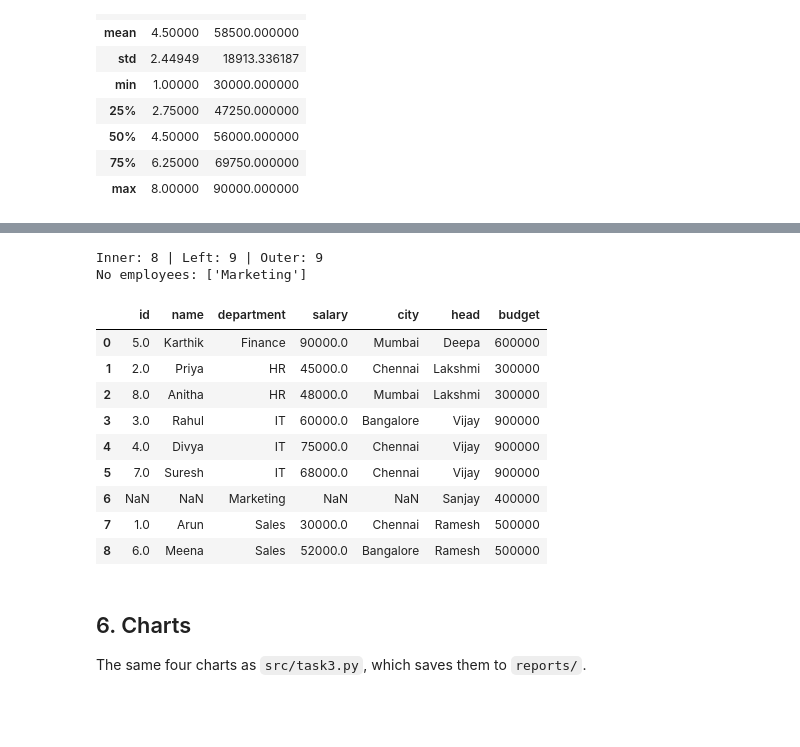
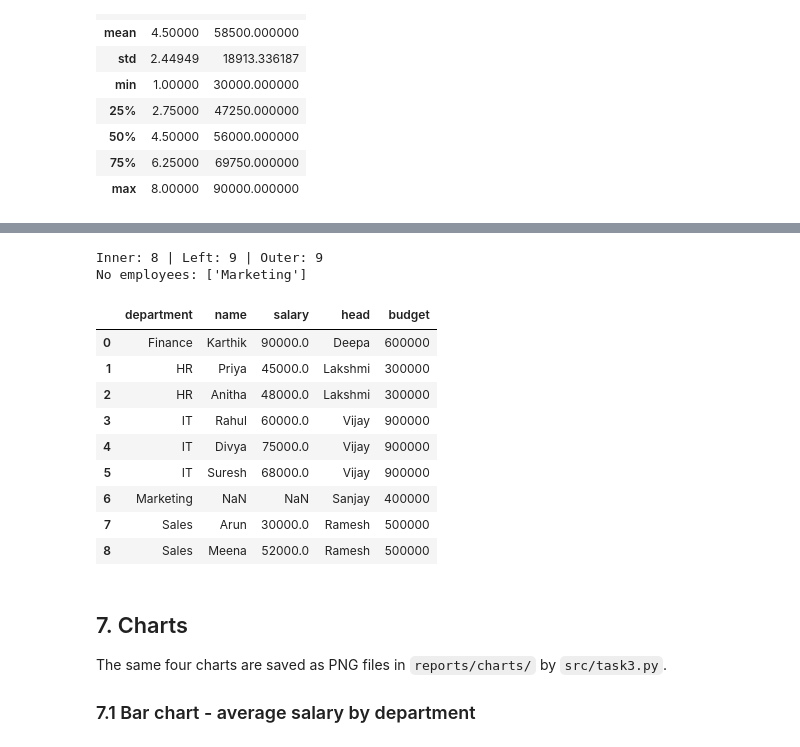
Before and after one commit to pavithranc-cmd/week1-Assessment, a Jupyter notebook: notebooks/analysis.ipynb, the cells around one changed output, grey strips where cells are left out. Saved outputs shown, nothing was run; the diff lists cells and outputs as text; code cells hidden in the pictures; blank space fills up the shorter version.

Commit message:
Task 4: rebuild analysis notebook with explanations, cleaning copy and chart insights
Co-Authored-By: Claude Opus 5.5 <noreply@anthropic.com>

```diff
--- a/notebooks/analysis.ipynb
+++ b/notebooks/analysis.ipynb
@@ -8,6 +11,10 @@ Run this notebook from the `notebooks/` folder.
 # %%
+from pathlib import Path
+
 import numpy as np
 import pandas as pd
 import matplotlib.pyplot as plt
 
-DATA = '../data/'
+ROOT = Path.cwd().parent if Path.cwd().name == "notebooks" else Path.cwd()
+DATA = ROOT / "data"
+print("Project folder:", ROOT.name)
@@ -47,5 +70,5 @@ How fast NumPy computes the student averages.
 # %%
-df = pd.read_csv(DATA + 'employees.csv')
+df = pd.read_csv(DATA / "employees.csv")
 df.info()
 # %% [output]
 <class 'pandas.DataFrame'>
@@ -134,24 +232,26 @@ Headcount: Sales 2 | HR 2 | IT 3 | Finance 1
 # %%
-departments = pd.read_csv(DATA + 'departments.csv')
-inner = pd.merge(df, departments, on='department', how='inner')
-left = pd.merge(departments, df, on='department', how='left')
-outer = pd.merge(df, departments, on='department', how='outer')
-print('Inner:', len(inner), '| Left:', len(left), '| Outer:', len(outer))
-print('No employees:', outer.loc[outer['id'].isna(), 'department'].tolist())
-outer
+departments = pd.read_csv(DATA / "departments.csv")
+inner = pd.merge(df, departments, on="department", how="inner")
+left = pd.merge(departments, df, on="department", how="left")
+outer = pd.merge(df, departments, on="department", how="outer")
+print("Inner:", len(inner), "| Left:", len(left), "| Outer:", len(outer))
+print("No employees:", outer.loc[outer["id"].isna(), "department"].tolist())
+outer[["department", "name", "salary", "head", "budget"]]
 # %% [output]
 Inner: 8 | Left: 9 | Outer: 9
 No employees: ['Marketing']
-|  | id | name | department | salary | city | head | budget |
-| 0 | 5.0 | Karthik | Finance | 90000.0 | Mumbai | Deepa | 600000 |
-| 1 | 2.0 | Priya | HR | 45000.0 | Chennai | Lakshmi | 300000 |
-| 2 | 8.0 | Anitha | HR | 48000.0 | Mumbai | Lakshmi | 300000 |
-| 3 | 3.0 | Rahul | IT | 60000.0 | Bangalore | Vijay | 900000 |
-| 4 | 4.0 | Divya | IT | 75000.0 | Chennai | Vijay | 900000 |
-| 5 | 7.0 | Suresh | IT | 68000.0 | Chennai | Vijay | 900000 |
-| 6 | NaN | NaN | Marketing | NaN | NaN | Sanjay | 400000 |
-| 7 | 1.0 | Arun | Sales | 30000.0 | Chennai | Ramesh | 500000 |
-| 8 | 6.0 | Meena | Sales | 52000.0 | Bangalore | Ramesh | 500000 |
+|  | department | name | salary | head | budget |
+| 0 | Finance | Karthik | 90000.0 | Deepa | 600000 |
+| 1 | HR | Priya | 45000.0 | Lakshmi | 300000 |
+| 2 | HR | Anitha | 48000.0 | Lakshmi | 300000 |
+| 3 | IT | Rahul | 60000.0 | Vijay | 900000 |
+| 4 | IT | Divya | 75000.0 | Vijay | 900000 |
+| 5 | IT | Suresh | 68000.0 | Vijay | 900000 |
+| 6 | Marketing | NaN | NaN | Sanjay | 400000 |
+| 7 | Sales | Arun | 30000.0 | Ramesh | 500000 |
+| 8 | Sales | Meena | 52000.0 | Ramesh | 500000 |
 # %% [markdown]
-## 6. Charts
-The same four charts as `src/task3.py`, which saves them to `reports/`.
+## 7. Charts
+The same four charts are saved as PNG files in `reports/charts/` by `src/task3.py`.
+
+### 7.1 Bar chart - average salary by department
```
Also changed, not shown: parts of 40 cells of this notebook, 1 other file.
